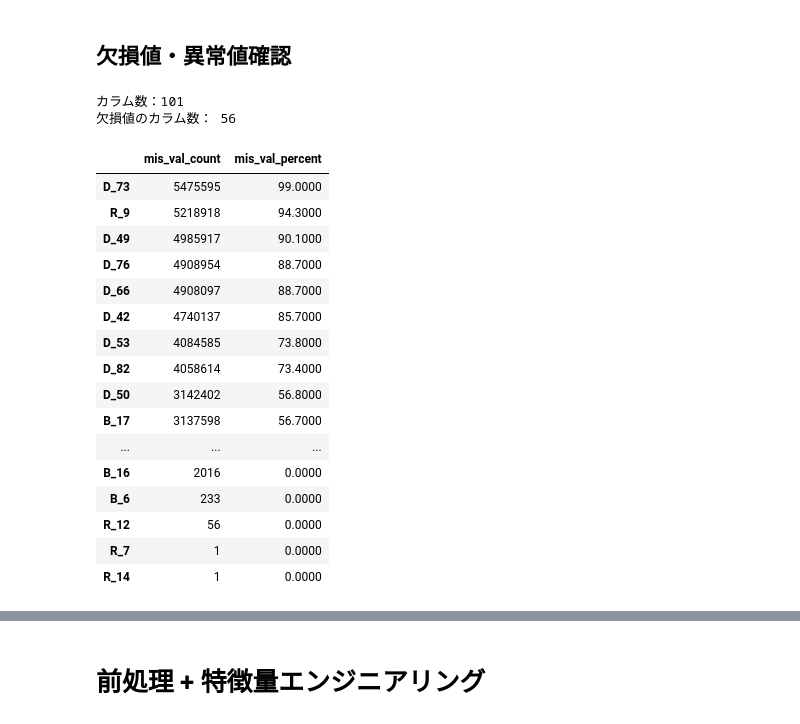
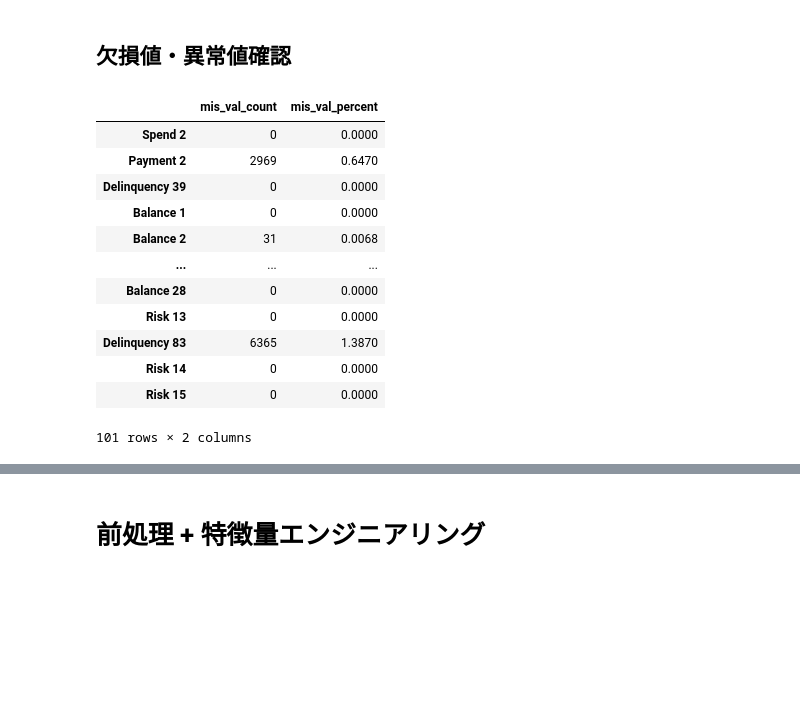
Before and after one commit to idsts2670/kaggle, a Jupyter notebook: amex-default-prediction/amex-default-prediction_v1.ipynb, the cells around one changed output, grey strips where cells are left out. Drawn from its saved outputs; the diff is of its cells as text; code cells hidden in the pictures; blank space fills up the shorter version.

```diff
--- a/amex-default-prediction/amex-default-prediction_v1.ipynb
+++ b/amex-default-prediction/amex-default-prediction_v1.ipynb
@@ -502,3 +509,19 @@ train.iloc[:, :-1].describe().T.sort_index().style.background_gradient(cmap='GnB
+# %%
+missing_values_summary(train1.iloc[:, :-90])
+# %% [output]
+|  | mis_val_count | mis_val_percent |
+| Spend 2 | 0 | 0.0000 |
+| Payment 2 | 2969 | 0.6470 |
+| Delinquency 39 | 0 | 0.0000 |
+| Balance 1 | 0 | 0.0000 |
+| Balance 2 | 31 | 0.0068 |
+| ... | ... | ... |
+| Balance 28 | 0 | 0.0000 |
+| Risk 13 | 0 | 0.0000 |
+| Delinquency 83 | 6365 | 1.3870 |
+| Risk 14 | 0 | 0.0000 |
+| Risk 15 | 0 | 0.0000 |
+101 rows × 2 columns
 # %%
 # 欠損値の確認関数
 def missing_values_summary(df):
@@ -510,24 +534,2 @@ def missing_values_summary(df):
     print ("カラム数：" + str(df.shape[1]) + "\n" + "欠損値のカラム数： " + str(mis_val_table_ren_columns.shape[0]))
     return mis_val_table_ren_columns
-# %%
-missing_values_summary(train.iloc[:, :-90])
-# %% [output]
-カラム数：101
-欠損値のカラム数： 56
-|  | mis_val_count | mis_val_percent |
-| D_73 | 5475595 | 99.0000 |
-| R_9 | 5218918 | 94.3000 |
-| D_49 | 4985917 | 90.1000 |
-| D_76 | 4908954 | 88.7000 |
-| D_66 | 4908097 | 88.7000 |
-| D_42 | 4740137 | 85.7000 |
-| D_53 | 4084585 | 73.8000 |
-| D_82 | 4058614 | 73.4000 |
-| D_50 | 3142402 | 56.8000 |
-| B_17 | 3137598 | 56.7000 |
-| ... | ... | ... |
-| B_16 | 2016 | 0.0000 |
-| B_6 | 233 | 0.0000 |
-| R_12 | 56 | 0.0000 |
-| R_7 | 1 | 0.0000 |
-| R_14 | 1 | 0.0000 |
```
Also changed, not shown: parts of 4 cells of this notebook.
